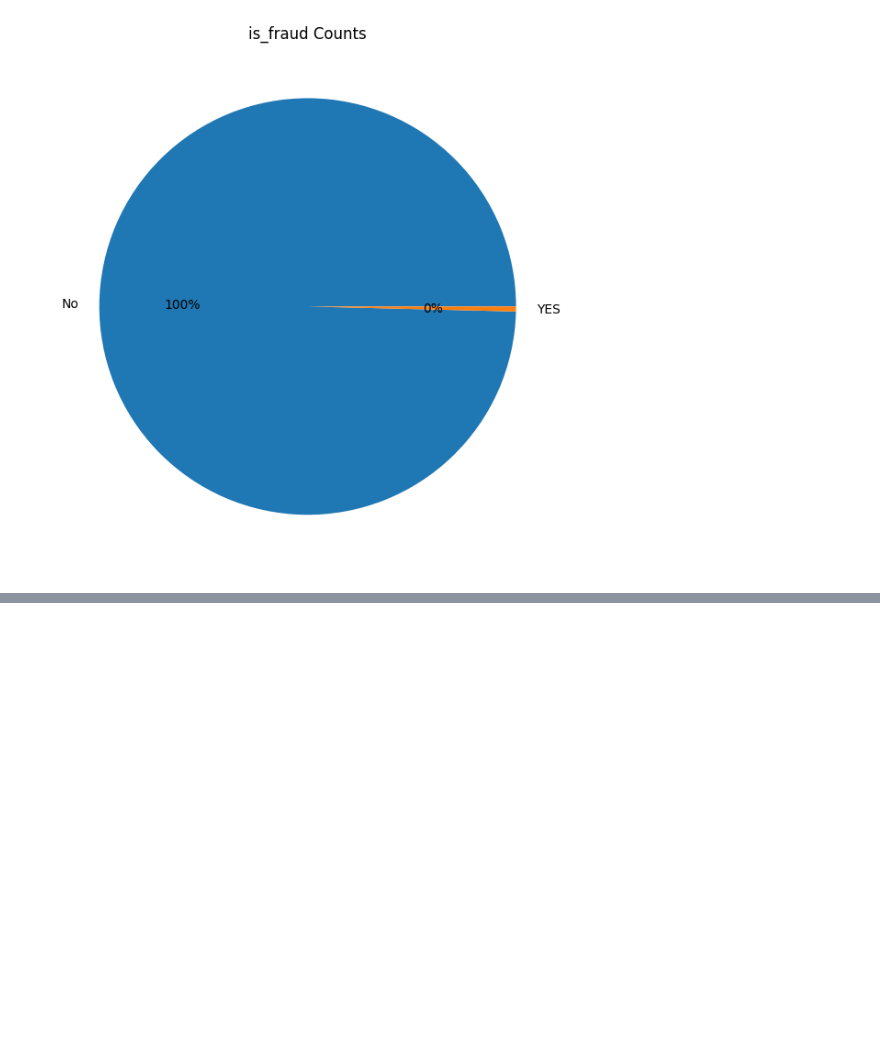
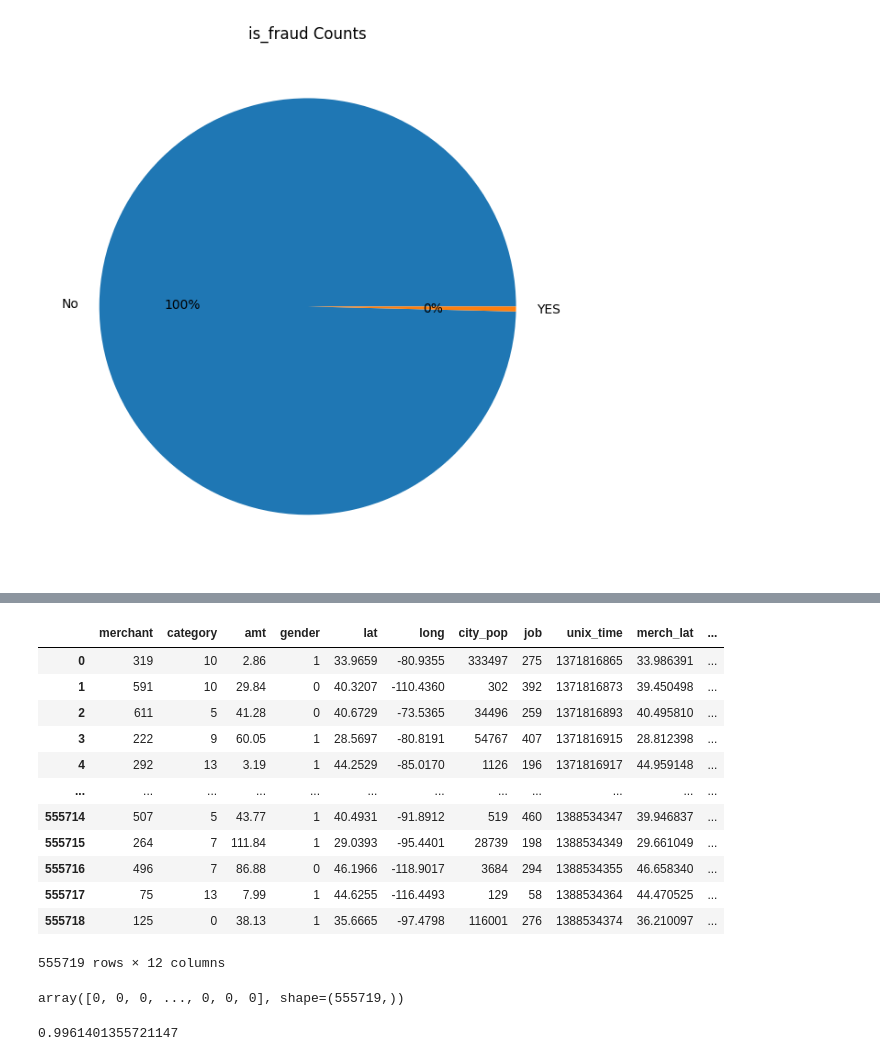
Before and after one commit to fiacredev/fraud_detection, a Jupyter notebook: fraud_detection.ipynb, the cells around one changed output, grey strips where cells are left out. Cells and saved outputs as stored; diff of their text form; code cells hidden in the pictures; blank space fills up the shorter version.

Commit message:
feat(notebook): train baseline SVC and score on test split

```diff
--- a/fraud_detection.ipynb
+++ b/fraud_detection.ipynb
@@ -162,0 +175,3 @@ plt.show()
+# %%
+test_data = pd.read_csv("fraudTest.csv")
+test_data
@@ -162,0 +192,3 @@ plt.show()
+# %%
+test_data.drop(columns=['Unnamed: 0','cc_num','first', 'last', 'street', 'city', 'state', 'zip', 'dob', 'trans_num','trans_date_trans_time'],inplace=True)
+test_data
@@ -162,0 +209,22 @@ plt.show()
+# %%
+encoder = LabelEncoder()
+test_data["merchant"] = encoder.fit_transform(test_data["merchant"])
+test_data["category"] = encoder.fit_transform(test_data["category"])
+test_data["gender"] = encoder.fit_transform(test_data["gender"])
+test_data["job"] = encoder.fit_transform(test_data["job"])
+# %%
+test_data
+# %% [output]
+|  | merchant | category | amt | gender | lat | long | city_pop | job | unix_time | merch_lat | ... |
+| 0 | 319 | 10 | 2.86 | 1 | 33.9659 | -80.9355 | 333497 | 275 | 1371816865 | 33.986391 | ... |
+| 1 | 591 | 10 | 29.84 | 0 | 40.3207 | -110.4360 | 302 | 392 | 1371816873 | 39.450498 | ... |
+| 2 | 611 | 5 | 41.28 | 0 | 40.6729 | -73.5365 | 34496 | 259 | 1371816893 | 40.495810 | ... |
+| 3 | 222 | 9 | 60.05 | 1 | 28.5697 | -80.8191 | 54767 | 407 | 1371816915 | 28.812398 | ... |
+| 4 | 292 | 13 | 3.19 | 1 | 44.2529 | -85.0170 | 1126 | 196 | 1371816917 | 44.959148 | ... |
+| ... | ... | ... | ... | ... | ... | ... | ... | ... | ... | ... | ... |
+| 555714 | 507 | 5 | 43.77 | 1 | 40.4931 | -91.8912 | 519 | 460 | 1388534347 | 39.946837 | ... |
+| 555715 | 264 | 7 | 111.84 | 1 | 29.0393 | -95.4401 | 28739 | 198 | 1388534349 | 29.661049 | ... |
+| 555716 | 496 | 7 | 86.88 | 0 | 46.1966 | -118.9017 | 3684 | 294 | 1388534355 | 46.658340 | ... |
+| 555717 | 75 | 13 | 7.99 | 1 | 44.6255 | -116.4493 | 129 | 58 | 1388534364 | 44.470525 | ... |
+| 555718 | 125 | 0 | 38.13 | 1 | 35.6665 | -97.4798 | 116001 | 276 | 1388534374 | 36.210097 | ... |
+555719 rows × 12 columns
@@ -162,0 +234,10 @@ plt.show()
+# %%
+y_pred = model.predict(X_test)
+y_pred
+# %% [output]
+array([0, 0, 0, ..., 0, 0, 0], shape=(555719,))
+# %%
+accuracy = accuracy_score(test_data['is_fraud'],y_pred)
+accuracy
+# %% [output]
+0.9961401355721147
```
Also changed, not shown: parts of 6 cells of this notebook.
